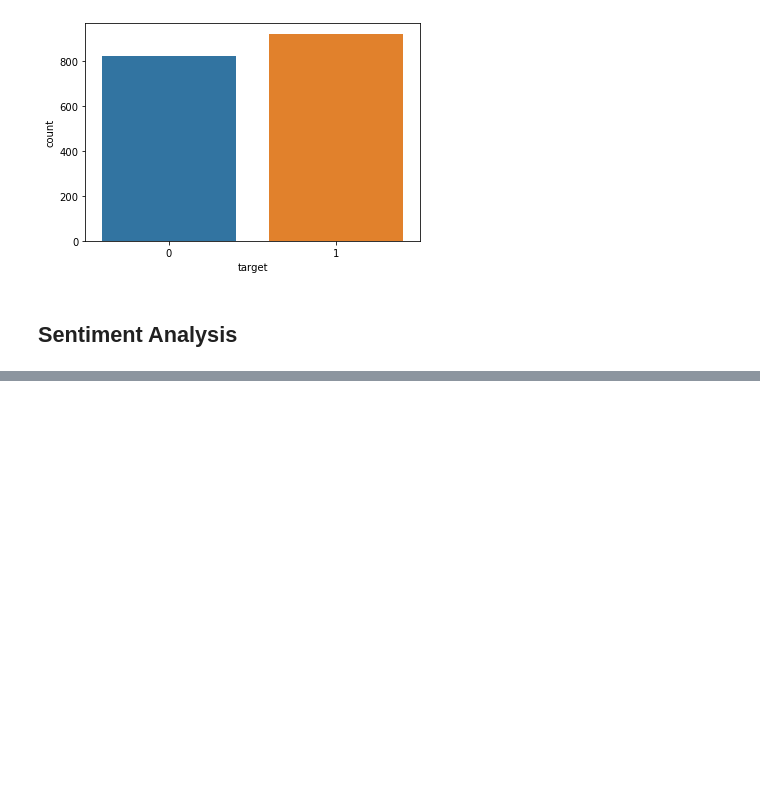
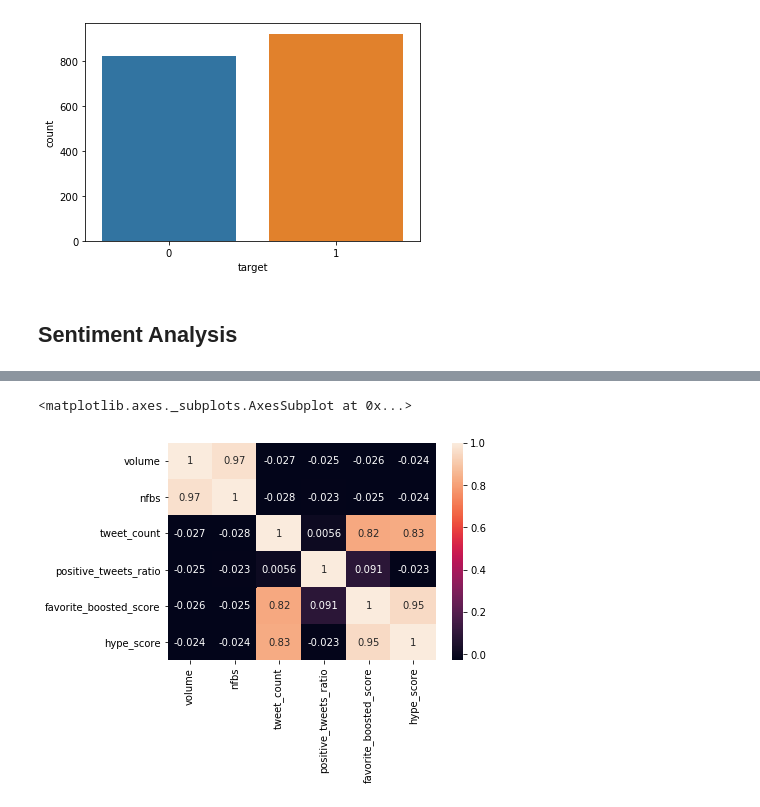
Before and after one commit to alexiscanaria/ftw-capstone, a Jupyter notebook: capstone.ipynb, the cells around one changed output, grey strips where cells are left out. Saved outputs shown, nothing was run; the diff lists cells and outputs as text; code cells hidden in the pictures; blank space fills up the shorter version.

```diff
--- a/capstone.ipynb
+++ b/capstone.ipynb
@@ -550,0 +597,5 @@ KeyboardInterrupt:
+# %%
+sns.heatmap(main_df[features].corr(), annot=True)
+# %% [output]
+<matplotlib.axes._subplots.AxesSubplot at 0x...>
+[figure, added]
```
Also changed, not shown: parts of 30 cells of this notebook, 1 other file.
